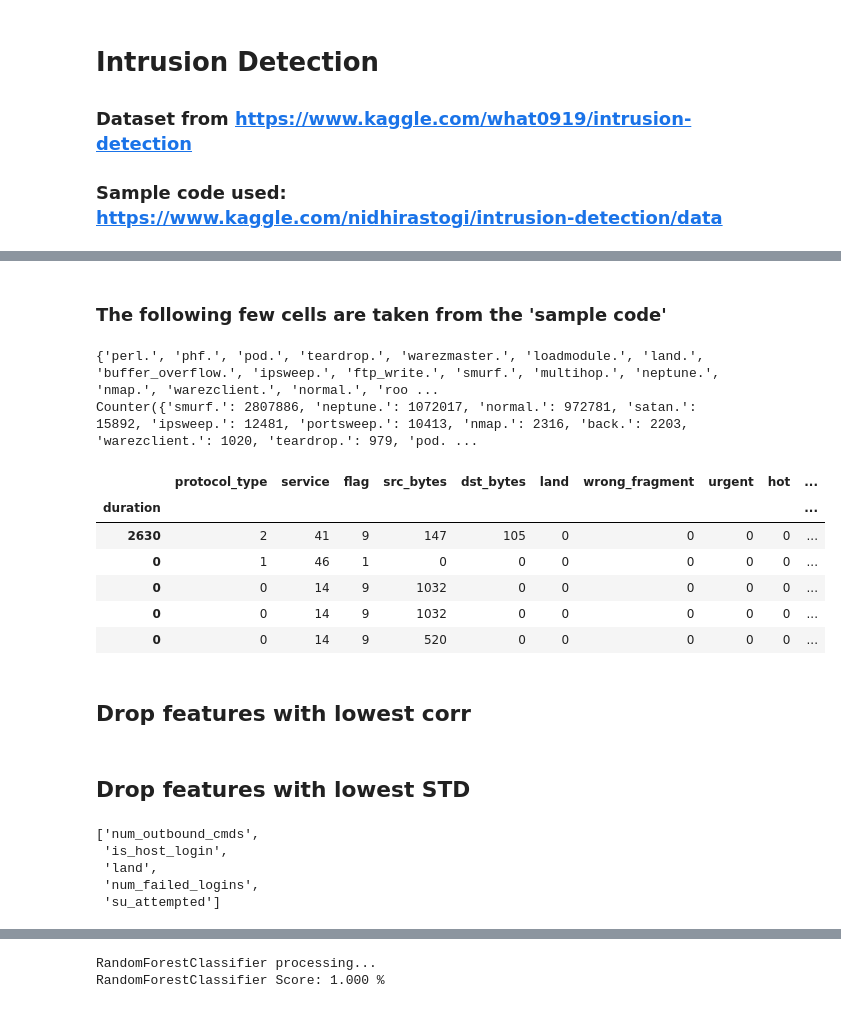
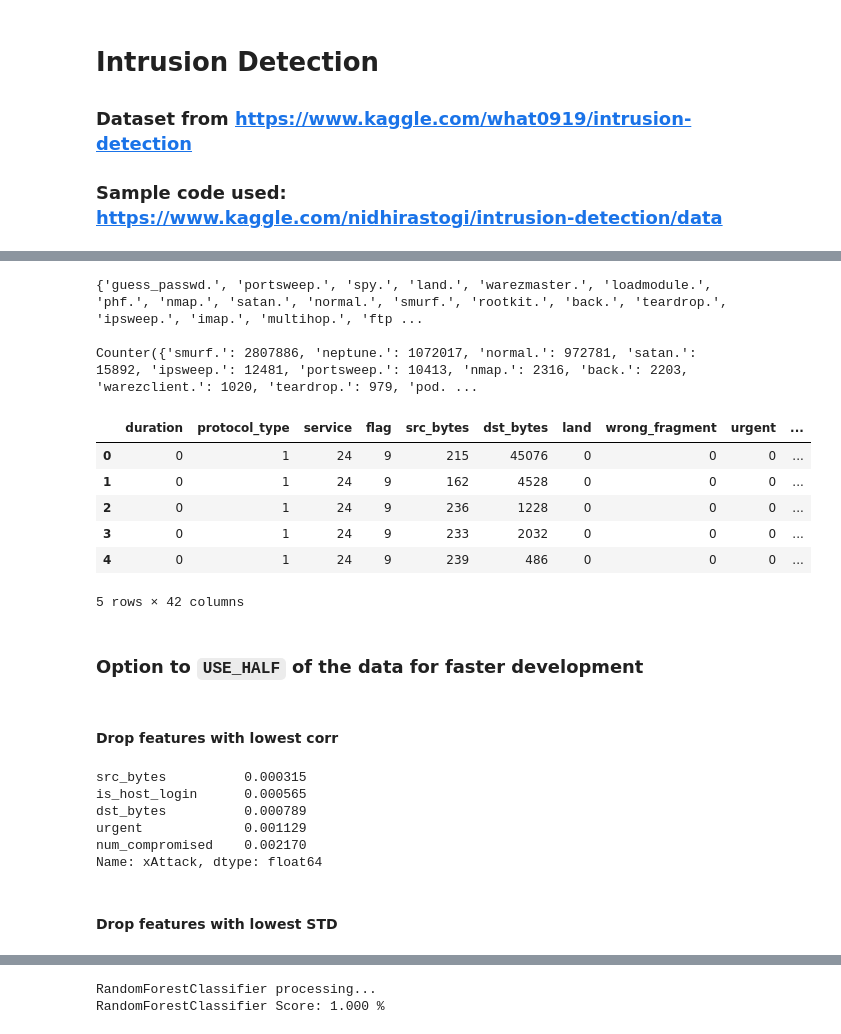
Before and after one commit to alik604/cyber-security, a Jupyter notebook: Intrusion-Detection/KDD cup '99/Intrusion_Detection_Multiclass_V3.ipynb, the cells around one changed output, grey strips where cells are left out. Drawn from its saved outputs; the diff is of its cells as text; code cells hidden in the pictures.

```diff
--- a/Intrusion-Detection/KDD cup '99/Intrusion_Detection_Multiclass_V3.ipynb
+++ b/Intrusion-Detection/KDD cup '99/Intrusion_Detection_Multiclass_V3.ipynb
@@ -51,7 +54,7 @@ columns = ["duration" , "protocol_type" , "service" , "flag" , "src_bytes" , "ds
            "serror_rate" , "srv_serror_rate" , "rerror_rate" , "srv_rerror_rate" , "same_srv_rate" , "diff_srv_rate" , "srv_diff_host_rate" , "dst_host_count" , "dst_host_srv_count" , "dst_host_same_srv_rate" ,
            "dst_host_diff_srv_rate" , "dst_host_same_src_port_rate" , "dst_host_srv_diff_host_rate" , "dst_host_serror_rate" , "dst_host_srv_serror_rate" , "dst_host_rerror_rate" , "dst_host_srv_rerror_rate" , "xAttack"]
 
-all = pd.read_csv('./kddcup.data.csv', names=columns, index_col=0)
+all = pd.read_csv('./kddcup.data.csv', names=columns) # index_col=0
 
 all.head(5)
 # %% [output]
@@ -76,27 +68,23 @@ X_train, X_test, y_train, y_test = train_test_split(all.drop(['xAttack'], axis=1
-# %% [markdown]
-### The following few cells are taken from the 'sample code'
 # %%
 le = preprocessing.LabelEncoder()
 
-print(set(list(y_train)))
+print(set(np.unique(all['xAttack'])), end="\n\n")
 print(Counter(all['xAttack']))
 
-y_train = le.fit_transform(y_train)
-y_test  = le.fit_transform(y_test)
+for col in ['protocol_type', 'service', 'flag', 'xAttack']:
+  all[col] = le.fit_transform(all[col])
 
-
-for col in ['protocol_type', 'service', 'flag']:
-  X_train[col] = le.fit_transform(X_train[col])
-  X_test[col] = le.fit_transform(X_test[col])
-
-X_train.head(5)
+all.head(5)
 # %% [output]
-{'perl.', 'phf.', 'pod.', 'teardrop.', 'warezmaster.', 'loadmodule.', 'land.', 'buffer_overflow.', 'ipsweep.', 'ftp_write.', 'smurf.', 'multihop.', 'neptune.', 'nmap.', 'warezclient.', 'normal.', 'roo ...
+{'guess_passwd.', 'portsweep.', 'spy.', 'land.', 'warezmaster.', 'loadmodule.', 'phf.', 'nmap.', 'satan.', 'normal.', 'smurf.', 'rootkit.', 'back.', 'teardrop.', 'ipsweep.', 'imap.', 'multihop.', 'ftp ...
+
 Counter({'smurf.': 2807886, 'neptune.': 1072017, 'normal.': 972781, 'satan.': 15892, 'ipsweep.': 12481, 'portsweep.': 10413, 'nmap.': 2316, 'back.': 2203, 'warezclient.': 1020, 'teardrop.': 979, 'pod. ...
-|  | protocol_type | service | flag | src_bytes | dst_bytes | land | wrong_fragment | urgent | hot | ... |
-| duration |  |  |  |  |  |  |  |  |  | ... |
-| 2630 | 2 | 41 | 9 | 147 | 105 | 0 | 0 | 0 | 0 | ... |
-| 0 | 1 | 46 | 1 | 0 | 0 | 0 | 0 | 0 | 0 | ... |
-| 0 | 0 | 14 | 9 | 1032 | 0 | 0 | 0 | 0 | 0 | ... |
-| 0 | 0 | 14 | 9 | 1032 | 0 | 0 | 0 | 0 | 0 | ... |
-| 0 | 0 | 14 | 9 | 520 | 0 | 0 | 0 | 0 | 0 | ... |
+|  | duration | protocol_type | service | flag | src_bytes | dst_bytes | land | wrong_fragment | urgent | ... |
+| 0 | 0 | 1 | 24 | 9 | 215 | 45076 | 0 | 0 | 0 | ... |
+| 1 | 0 | 1 | 24 | 9 | 162 | 4528 | 0 | 0 | 0 | ... |
+| 2 | 0 | 1 | 24 | 9 | 236 | 1228 | 0 | 0 | 0 | ... |
+| 3 | 0 | 1 | 24 | 9 | 233 | 2032 | 0 | 0 | 0 | ... |
+| 4 | 0 | 1 | 24 | 9 | 239 | 486 | 0 | 0 | 0 | ... |
+5 rows × 42 columns
+# %% [markdown]
+### Option to `USE_HALF` of the data for faster development
@@ -103,34 +100,17 @@ Counter({'smurf.': 2807886, 'neptune.': 1072017, 'normal.': 972781, 'satan.': 15
 # %% [markdown]
-## Drop features with lowest corr
+#### Drop features with lowest corr
 # %%
 # print('\n')
-# tmp = all.corr().abs()#.sort_values('xAttack')
-# garbage = all['xAttack'].nsmallest(5)
-# garbage
-# garbage = list(garbage.index) + ['num_outbound_cmds','is_host_login']
+tmp = all.corr().abs()#.sort_values('xAttack')
+garbage_corr = tmp['xAttack'].nsmallest(5)
+garbage_corr
+garbage_corr = garbage_corr.index.to_list() # list(garbage.index)
+# %% [output]
+src_bytes          0.000315
+is_host_login      0.000565
+dst_bytes          0.000789
+urgent             0.001129
+num_compromised    0.002170
+Name: xAttack, dtype: float64
 # %% [markdown]
-## Drop features with lowest STD
+#### Drop features with lowest STD
-# %%
-# df.ix[2,:]==0 # see where STD== 0, which means all values are the same... which is useless
-
-# con_list = [
-#     'protocol_type', 'service', 'flag', 'land', 'logged_in', 'su_attempted',
-#     'is_host_login', 'is_guest_login'
-# ]
-
-# df = X_train.drop(con_list, axis=1)
-
-# #drop n smallest std features
-df = X_train.std(axis=0).to_frame()
-tmp = df.nsmallest(5, columns=0)
-tmp = tmp.index.to_list() # list(tmp.transpose().columns)
-tmp
-
-# print(set(tmp + garbage))
-# print(to_drop, len(to_drop))
-# %% [output]
-['num_outbound_cmds',
- 'is_host_login',
- 'land',
- 'num_failed_logins',
- 'su_attempted']
```
Also changed, not shown: parts of 36 cells of this notebook.
